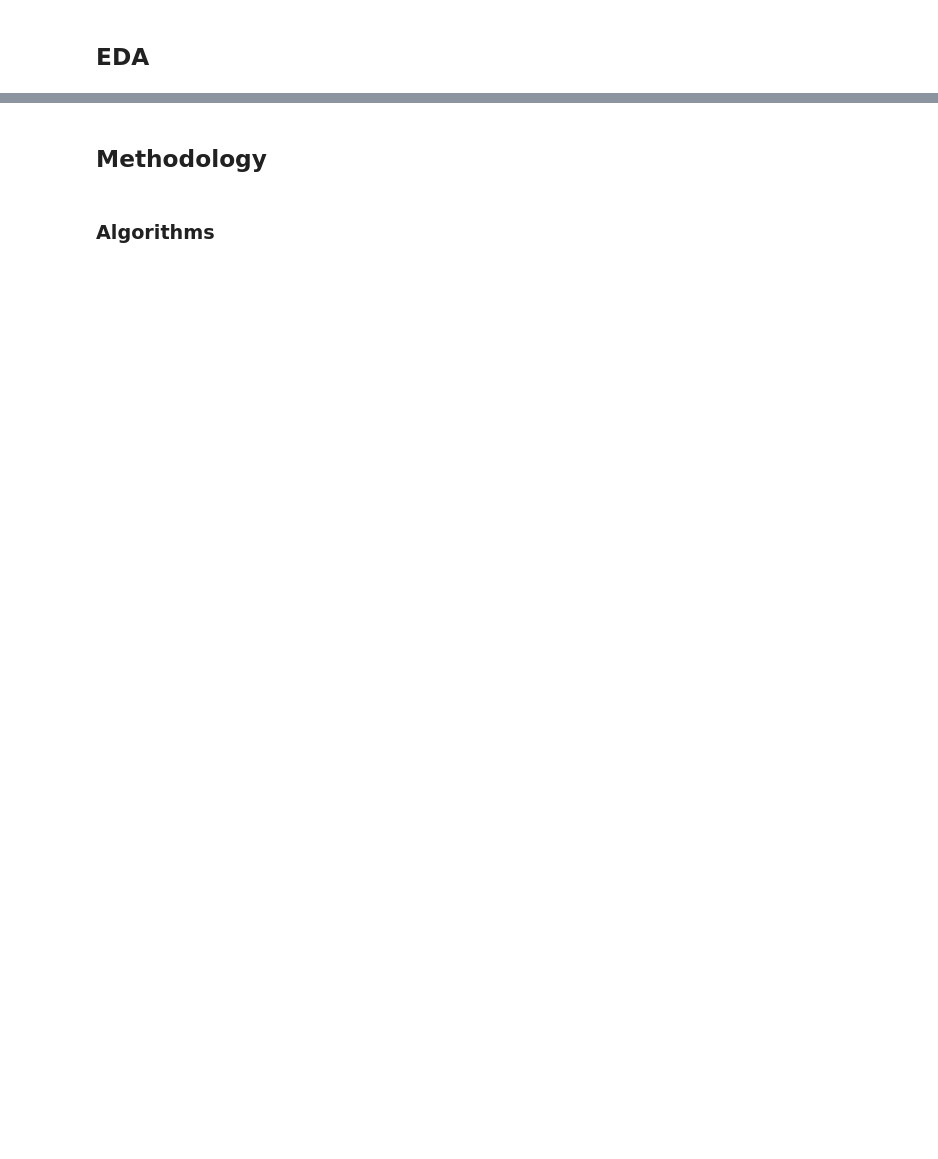
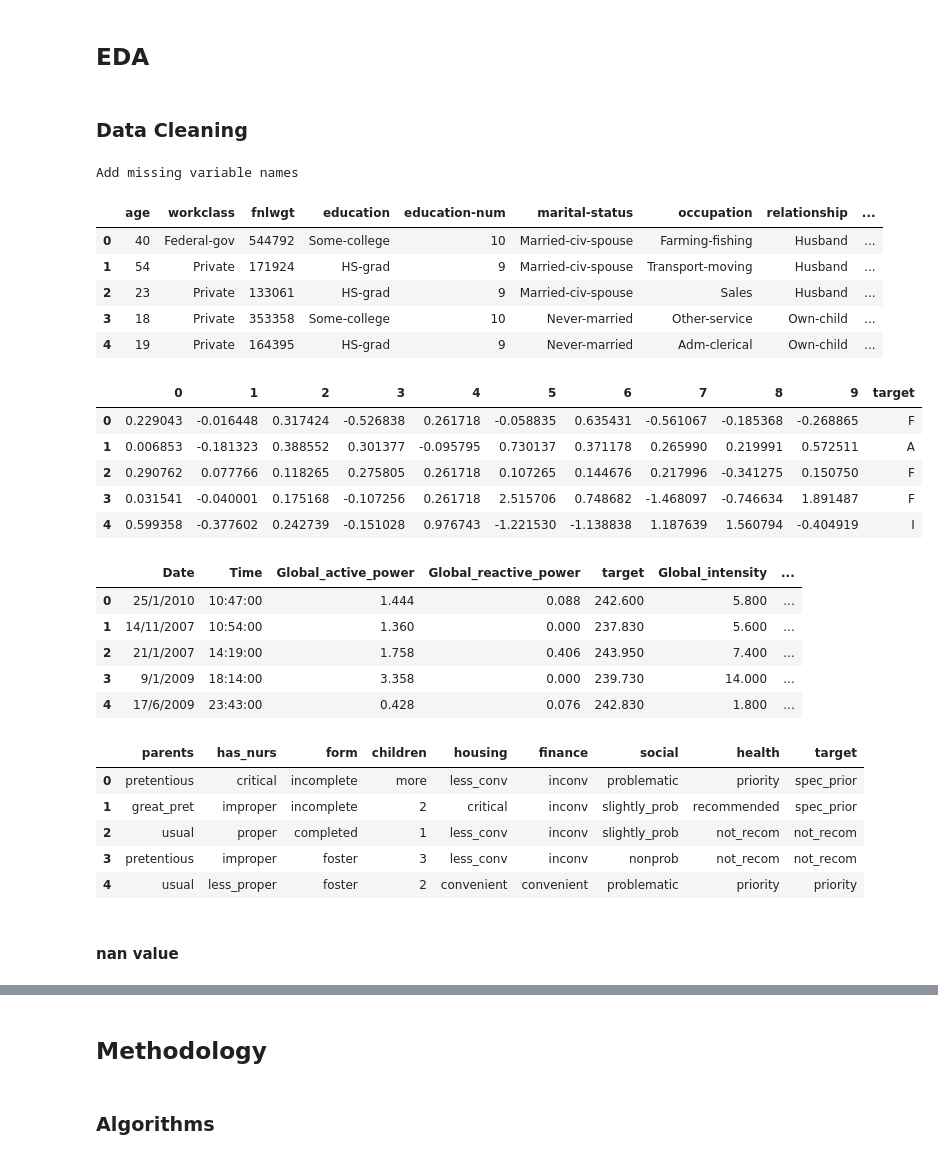
Before and after one commit to SHUYUAN66/COGS-118A-Final, a Jupyter notebook: notebooks/pipline.ipynb, the cells around one changed output, grey strips where cells are left out. Cells and saved outputs as stored; diff of their text form; code cells hidden in the pictures; blank space fills up the shorter version.

```diff
--- a/notebooks/pipline.ipynb
+++ b/notebooks/pipline.ipynb
@@ -144,7 +183,14 @@ The shape of raw nursery data set is (12959, 9)
 # %%
+print('Start checking size of training dataset')
+print(' ......')
 avl = pd.read_csv('./data/avl.csv')
 ad = pd.read_csv('./data/adult.csv')
-income = pd.read_csv('./data/income.csv')
+pwr = pd.read_csv('./data/income.csv')
 nsr = pd.read_csv('./data/nsr.csv')
-print('all data size are :', avl.shape, ad.shape, income.shape, nsr.shape)
+
+training = [avl, ad, pwr, nsr]
+check_sample(training)
+print(" .....")
+print('Finish checking training dataset')
+print('Sizes for All training samples dataset are :', avl.shape, ad.shape, pwr.shape, nsr.shape)
 # %% [output]
@@ -152,2 +206,46 @@ all data size are : (5000, 11) (5000, 15) (5000, 9) (5000, 9)
 # %% [markdown]
 ## EDA
+# %% [markdown]
+### Data Cleaning
+# %%
+# Add missing variable names
+# specify target columns
+ad_var = ['age','workclass','fnlwgt','education',
+    'education-num','marital-status','occupation','relationship','race','sex','capital-gain','capital-loss','hours-per-week','native-country','target']
+ad.columns = ad_var
+nsr_var = ['parents', 'has_nurs', 'form', 'children', 'housing','finance', 'social', 'health','target']
+nsr.columns = nsr_var
+avl=avl.rename(columns={"10":'target'})
+pwr = pwr.rename(columns= {'Voltage': 'target'})
+display(ad.head())
+display(avl.head())
+display(pwr.head())
+display(nsr.head())
+# %% [output]
+Add missing variable names
+|  | age | workclass | fnlwgt | education | education-num | marital-status | occupation | relationship | ... |
+| 0 | 40 | Federal-gov | 544792 | Some-college | 10 | Married-civ-spouse | Farming-fishing | Husband | ... |
+| 1 | 54 | Private | 171924 | HS-grad | 9 | Married-civ-spouse | Transport-moving | Husband | ... |
+| 2 | 23 | Private | 133061 | HS-grad | 9 | Married-civ-spouse | Sales | Husband | ... |
+| 3 | 18 | Private | 353358 | Some-college | 10 | Never-married | Other-service | Own-child | ... |
+| 4 | 19 | Private | 164395 | HS-grad | 9 | Never-married | Adm-clerical | Own-child | ... |
+|  | 0 | 1 | 2 | 3 | 4 | 5 | 6 | 7 | 8 | 9 | target |
+| 0 | 0.229043 | -0.016448 | 0.317424 | -0.526838 | 0.261718 | -0.058835 | 0.635431 | -0.561067 | -0.185368 | -0.268865 | F |
+| 1 | 0.006853 | -0.181323 | 0.388552 | 0.301377 | -0.095795 | 0.730137 | 0.371178 | 0.265990 | 0.219991 | 0.572511 | A |
+| 2 | 0.290762 | 0.077766 | 0.118265 | 0.275805 | 0.261718 | 0.107265 | 0.144676 | 0.217996 | -0.341275 | 0.150750 | F |
+| 3 | 0.031541 | -0.040001 | 0.175168 | -0.107256 | 0.261718 | 2.515706 | 0.748682 | -1.468097 | -0.746634 | 1.891487 | F |
+| 4 | 0.599358 | -0.377602 | 0.242739 | -0.151028 | 0.976743 | -1.221530 | -1.138838 | 1.187639 | 1.560794 | -0.404919 | I |
+|  | Date | Time | Global_active_power | Global_reactive_power | target | Global_intensity | ... |
+| 0 | 25/1/2010 | 10:47:00 | 1.444 | 0.088 | 242.600 | 5.800 | ... |
+| 1 | 14/11/2007 | 10:54:00 | 1.360 | 0.000 | 237.830 | 5.600 | ... |
+| 2 | 21/1/2007 | 14:19:00 | 1.758 | 0.406 | 243.950 | 7.400 | ... |
+| 3 | 9/1/2009 | 18:14:00 | 3.358 | 0.000 | 239.730 | 14.000 | ... |
+| 4 | 17/6/2009 | 23:43:00 | 0.428 | 0.076 | 242.830 | 1.800 | ... |
+|  | parents | has_nurs | form | children | housing | finance | social | health | target |
+| 0 | pretentious | critical | incomplete | more | less_conv | inconv | problematic | priority | spec_prior |
+| 1 | great_pret | improper | incomplete | 2 | critical | inconv | slightly_prob | recommended | spec_prior |
+| 2 | usual | proper | completed | 1 | less_conv | inconv | slightly_prob | not_recom | not_recom |
+| 3 | pretentious | improper | foster | 3 | less_conv | inconv | nonprob | not_recom | not_recom |
+| 4 | usual | less_proper | foster | 2 | convenient | convenient | problematic | priority | priority |
+# %% [markdown]
+#### nan value
```
Also changed, not shown: parts of 12 cells of this notebook, 14 other files.
